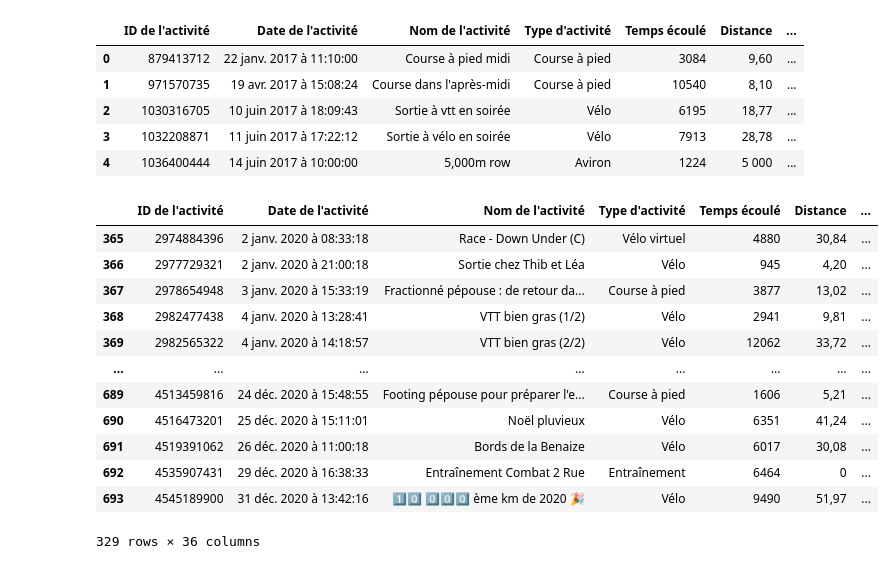
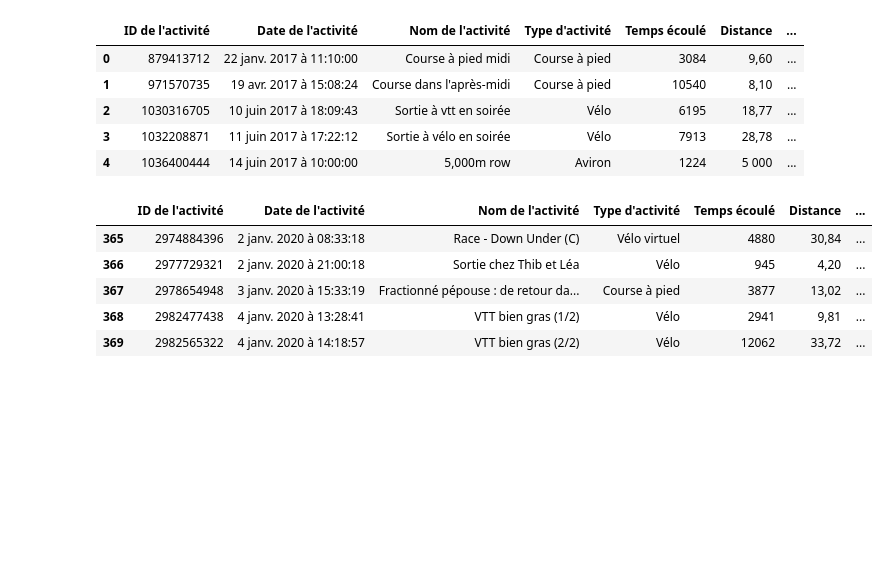
Before and after one commit to Ulysse3311/My-2020-in-sport, a Jupyter notebook: 2020 in sport Notebook.ipynb, the cells around one changed output. Saved outputs shown, nothing was run; the diff lists cells and outputs as text; code cells hidden in the pictures; blank space fills up the shorter version.

```diff
--- a/2020 in sport Notebook.ipynb
+++ b/2020 in sport Notebook.ipynb
@@ -60,12 +74,14 @@ df.shape
 # %%
-#extracting time :
+# extraction de l'heure
 df["Heure"]=df["Date de l'activité"].str.extract(r"(\d\d:\d\d:\d\d)")
-#extracting date :
+# extraction de la date
 mois={"janv.":1,"févr.":2,"mars":3,"avr.":4,"mai":5,"juin":6,"juil.":7,"août":8,"sept.":9,"oct.":10,"nov.":11,"déc.":12}
 df["Jour"]=df["Date de l'activité"].str.extract("^(\d{1,2})")
-df["Mois"]=df["Date de l'activité"].str.extract(" ([a-z,â,é]{3,4}\.?) ")
+df["Mois"]=df["Date de l'activité"].str.extract(" ([a-z,â,é,û]{3,4}\.?) ")
 df["Mois_num"]=df["Mois"].map(mois)
 df["Annee"]=df["Date de l'activité"].str.extract("(\d{4})")
+df["Date"]=pd.to_datetime(dict(year=df["Annee"], month=df["Mois_num"], day=df["Jour"]))
+df["Day"]=df["Date"].dt.dayofweek
 df.head()
 # %% [output]
 |  | ID de l'activité | Date de l'activité | Nom de l'activité | Type d'activité | Temps écoulé | Distance | ... |
@@ -75,20 +91,13 @@ df.head()
 | 3 | 1032208871 | 11 juin 2017 à 17:22:12 | Sortie à vélo en soirée | Vélo | 7913 | 28,78 | ... |
 | 4 | 1036400444 | 14 juin 2017 à 10:00:00 | 5,000m row | Aviron | 1224 | 5 000 | ... |
 # %%
-#selecting data from 2020
+# Selection des activités de 2020
 df2020=df[df["Annee"]=="2020"]
-df2020
+df2020.head()
 # %% [output]
 |  | ID de l'activité | Date de l'activité | Nom de l'activité | Type d'activité | Temps écoulé | Distance | ... |
 | 365 | 2974884396 | 2 janv. 2020 à 08:33:18 | Race - Down Under (C) | Vélo virtuel | 4880 | 30,84 | ... |
 | 366 | 2977729321 | 2 janv. 2020 à 21:00:18 | Sortie chez Thib et Léa | Vélo | 945 | 4,20 | ... |
 | 367 | 2978654948 | 3 janv. 2020 à 15:33:19 | Fractionné pépouse : de retour da... | Course à pied | 3877 | 13,02 | ... |
 | 368 | 2982477438 | 4 janv. 2020 à 13:28:41 | VTT bien gras (1/2) | Vélo | 2941 | 9,81 | ... |
 | 369 | 2982565322 | 4 janv. 2020 à 14:18:57 | VTT bien gras (2/2) | Vélo | 12062 | 33,72 | ... |
-| ... | ... | ... | ... | ... | ... | ... | ... |
-| 689 | 4513459816 | 24 déc. 2020 à 15:48:55 | Footing pépouse pour préparer l'e... | Course à pied | 1606 | 5,21 | ... |
-| 690 | 4516473201 | 25 déc. 2020 à 15:11:01 | Noël pluvieux | Vélo | 6351 | 41,24 | ... |
-| 691 | 4519391062 | 26 déc. 2020 à 11:00:18 | Bords de la Benaize | Vélo | 6017 | 30,08 | ... |
-| 692 | 4535907431 | 29 déc. 2020 à 16:38:33 | Entraînement Combat 2 Rue | Entraînement | 6464 | 0 | ... |
-| 693 | 4545189900 | 31 déc. 2020 à 13:42:16 | 1️⃣0️⃣ 0️⃣0️⃣0️⃣ ème km de 2020 🎉 | Vélo | 9490 | 51,97 | ... |
-329 rows × 36 columns
```
Also changed, not shown: parts of 17 cells of this notebook.
